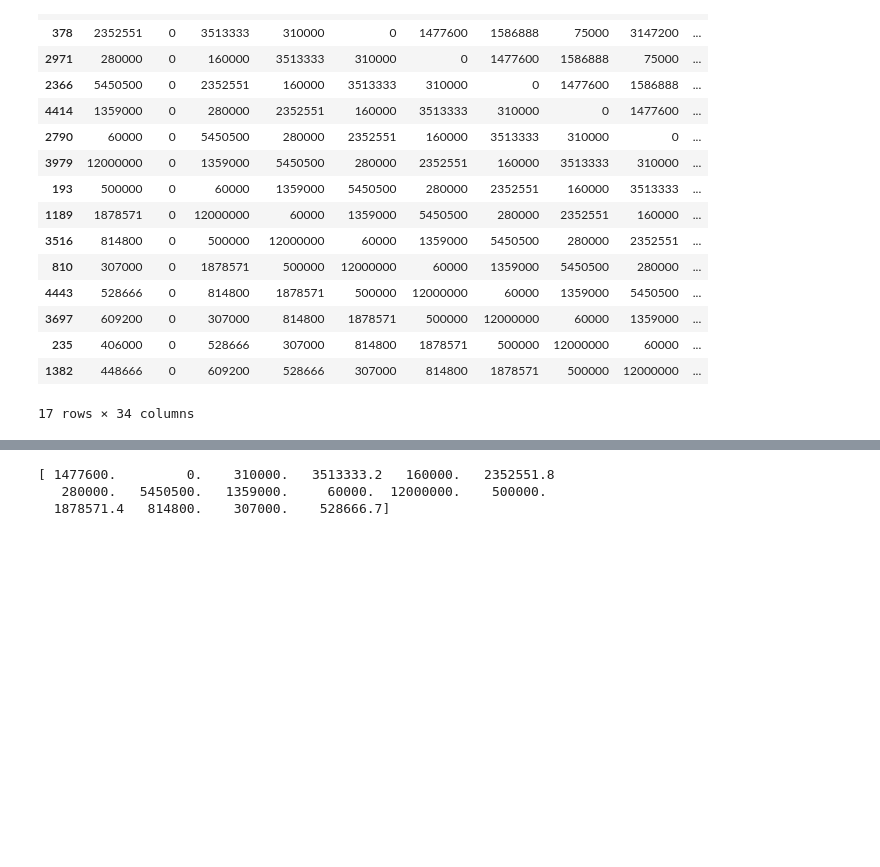
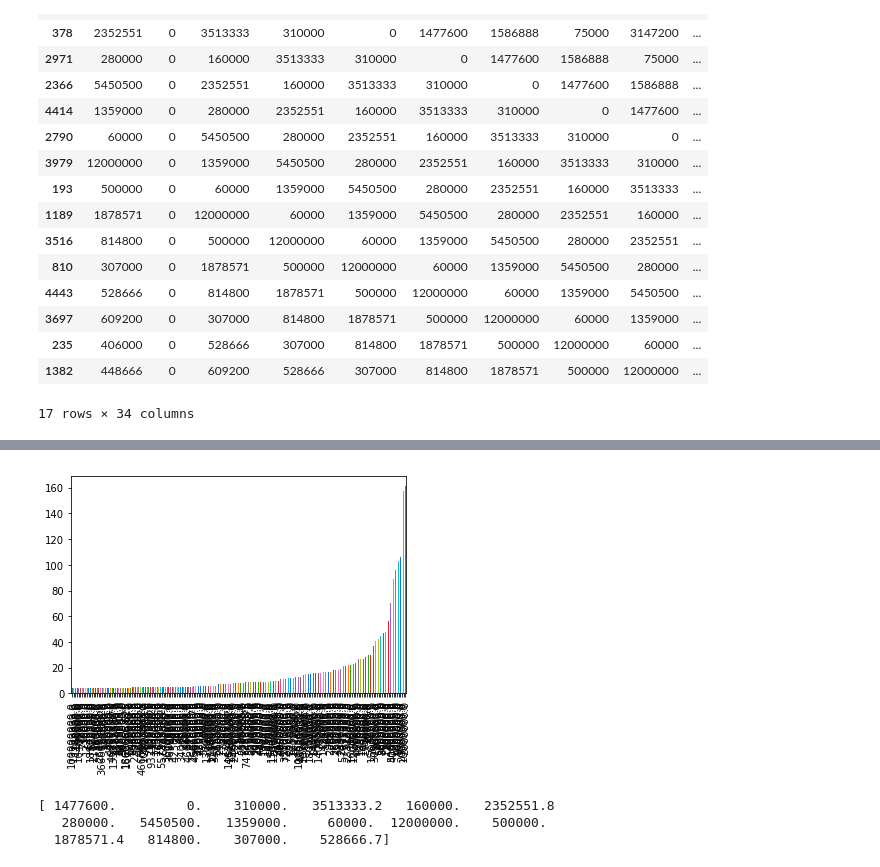
Before and after one commit to kqdmqx/kaggle-Santander-Value-Prediction-Challenge, a Jupyter notebook: 004-magic.ipynb, the cells around one changed output, grey strips where cells are left out. Cells and saved outputs as stored; diff of their text form; code cells hidden in the pictures; blank space fills up the shorter version.

```diff
--- a/004-magic.ipynb
+++ b/004-magic.ipynb
@@ -165,0 +593,19 @@ train.loc[rows, columns].astype("int")
+# %%
+test["target"] = train.target.mean()
+
+columns = [
+    "ID", "target",
+    'f190486d6', '58e2e02e6', 'eeb9cd3aa', '9fd594eec', '6eef030c1',
+    '15ace8c9f', 'fb0f5dbfe', '58e056e12', '20aa07010', '024c577b9',
+    'd6bb78916', 'b43a7cfd5', '58232a6fb', '1702b5bf0', '324921c7b',
+    '62e59a501', '2ec5b290f', '241f0f867', 'fb49e4212', '66ace2992',
+    'f74e8f13d', '5c6487af1', '963a49cdc', '26fc93eb7', '1931ccfdd',
+    '703885424', '70feb1494', '491b9ee45', '23310aa6f', 'e176a204a',
+    '6619d81fc', '1db387535', 'fc99f9426', '91f701ba2', '0572565c2',
+    '190db8488', 'adb64ff71', 'c47340d97', 'c5a231d81', '0ff32eb98',
+
+]
+
+train_test = pd.concat([train[columns], test[columns]]).reset_index(drop=True)
+print(train_test.shape)
+train_test.head()
@@ -165,0 +718,14 @@ train.loc[rows, columns].astype("int")
+# %%
+header_train_marks = train["0ff32eb98"].value_counts()
+header_test_marks = test["0ff32eb98"].value_counts()
+
+print(header_train_marks.shape, header_test_marks.shape)
+
+header_train_test = pd.DataFrame({
+    "train_cnt": header_train_marks,
+    "test_cnt": header_test_marks
+}).fillna(0)
+
+header_train_test["tot_cnt"] = header_train_test.train_cnt + header_train_test.test_cnt
+print(header_train_test.shape)
+header_train_test.sort_index()
@@ -166,3 +782,8 @@ train.loc[rows, columns].astype("int")
+# %%
+header_train_test[(header_train_test.index > 0) & (header_train_test.tot_cnt > 3)].tot_cnt.sort_values().plot(kind="bar")
+plt.show()
+# %% [output]
+[figure, added]
 # %%
 print(train.loc[rows, "58e2e02e6"].values[1:])
 # %% [output]
```
Also changed, not shown: parts of 42 cells of this notebook.
